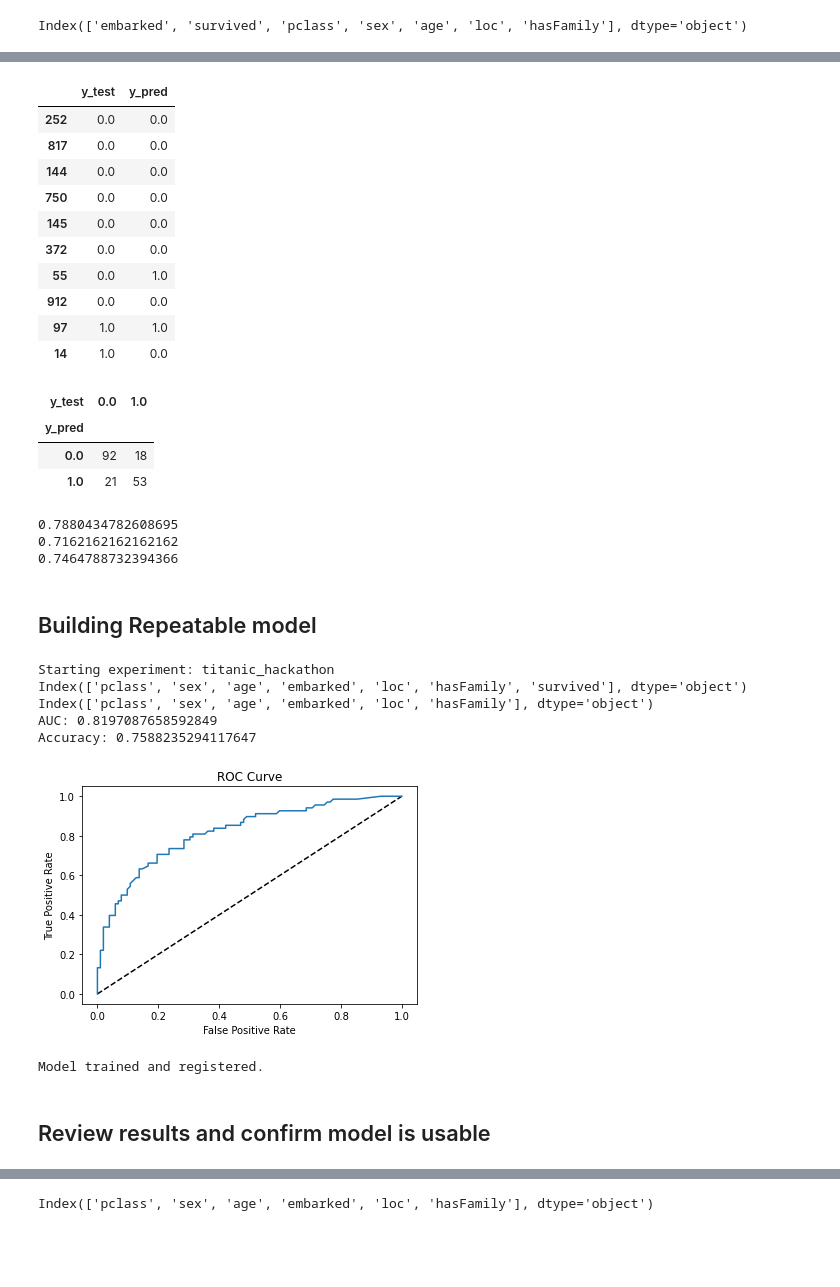
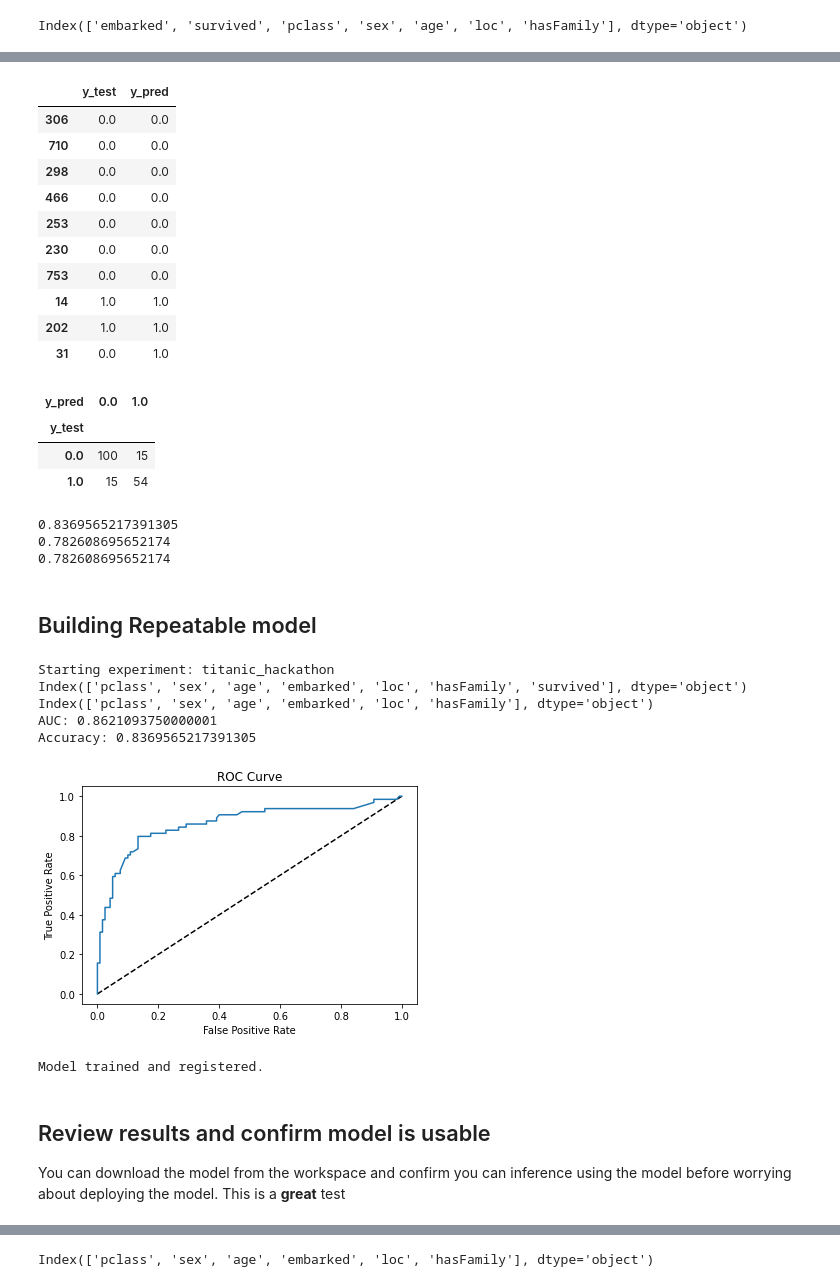
Before and after one commit to memasanz/titantic-dataset-azuredataroadshowhack, a Jupyter notebook: 001_Hackathon-Titantic-Dataset.ipynb, the cells around one changed output, grey strips where cells are left out. Cells and saved outputs as stored; diff of their text form; code cells hidden in the pictures; blank space fills up the shorter version.

```diff
--- a/001_Hackathon-Titantic-Dataset.ipynb
+++ b/001_Hackathon-Titantic-Dataset.ipynb
@@ -335,7 +339,8 @@ parch          0
 loc            0
 dtype: int64
 # %%
-df.drop(['boat', 'body'], axis=1, inplace=True)
+#boat and body have been removed from the dataset
+#df.drop(['boat', 'body'], axis=1, inplace=True)
 # %%
 df.isnull().sum()
 # %% [output]
@@ -488,24 +493,24 @@ results = pd.DataFrame({'y_test': y_test, 'y_pred': y_pred})
 results.head(10)
 # %% [output]
 |  | y_test | y_pred |
-| 252 | 0.0 | 0.0 |
-| 817 | 0.0 | 0.0 |
-| 144 | 0.0 | 0.0 |
-| 750 | 0.0 | 0.0 |
-| 145 | 0.0 | 0.0 |
-| 372 | 0.0 | 0.0 |
-| 55 | 0.0 | 1.0 |
-| 912 | 0.0 | 0.0 |
-| 97 | 1.0 | 1.0 |
-| 14 | 1.0 | 0.0 |
+| 306 | 0.0 | 0.0 |
+| 710 | 0.0 | 0.0 |
+| 298 | 0.0 | 0.0 |
+| 466 | 0.0 | 0.0 |
+| 253 | 0.0 | 0.0 |
+| 230 | 0.0 | 0.0 |
+| 753 | 0.0 | 0.0 |
+| 14 | 1.0 | 1.0 |
+| 202 | 1.0 | 1.0 |
+| 31 | 0.0 | 1.0 |
 # %%
-cross_tab = pd.crosstab(results.y_pred, results.y_test)
+cross_tab = pd.crosstab(results.y_test, results.y_pred )
 cross_tab
 # %% [output]
-| y_test | 0.0 | 1.0 |
-| y_pred |  |  |
-| 0.0 | 92 | 18 |
-| 1.0 | 21 | 53 |
+| y_pred | 0.0 | 1.0 |
+| y_test |  |  |
+| 0.0 | 100 | 15 |
+| 1.0 | 15 | 54 |
 # %%
 from sklearn.metrics import accuracy_score, precision_score, recall_score
 
@@ -517,9 +522,9 @@ print(acc)
 print(prec)
 print(recall)
 # %% [output]
-0.7880434782608695
-0.7162162162162162
-0.7464788732394366
+0.8369565217391305
+0.782608695652174
+0.782608695652174
 # %% [markdown]
 ## Building Repeatable model
 # %%
@@ -541,9 +546,8 @@ from sklearn.pipeline import Pipeline
 from sklearn.preprocessing import OneHotEncoder, StandardScaler
 from sklearn.metrics import roc_auc_score,roc_curve
 
-# Calculate model performance metrics
+
 from sklearn.metrics import confusion_matrix
-
 import matplotlib.pyplot as plt
 
 
@@ -638,46 +642,48 @@ def main():
     print("Starting experiment:", experiment.name)
 
     #df = pd.read_csv('./train/data.csv')
-    df1 = pd.read_csv('./Data/titanic_train1.csv')
-    df2 = pd.read_csv('./Data/titanic_train2.csv')
+    df1 = pd.read_csv('./Data/Train1.csv')
+    df2 = pd.read_csv('./Data/Train2.csv')
     df = df1.merge(df2, on = 'passenger_id', how = 'inner')
     df['loc']= df['cabin'].apply(lambda x: x[0] if pd.notnull(x) else 'X')
     df['hasFamily'] = (df['sibsp'] > 0) | (df['parch'] > 0)
     cols_to_keep = ['pclass','sex','age','embarked','loc','hasFamily', 'survived']
     df = df[cols_to_keep]
     print(df.columns)
 
 
     model = model_train('survived', df, run)
 
     os.makedirs('outputs', exist_ok=True)
     # note file saved in the outputs folder is automatically uploaded into experiment record
 
     model_file = 'outputs/titanic_model.pkl'
     joblib.dump(value=model, filename=model_file)
 
 
     run.complete()
 
     # Register the model
     run.register_model(model_path=model_file, model_name= 'titanic-model',
                    tags={'Model Type':'Logistic Regresssion'})
 
 
     print('Model trained and registered.')
 
 if __name__ == "__main__":
     main()
 # %% [output]
 Starting experiment: titanic_hackathon
 Index(['pclass', 'sex', 'age', 'embarked', 'loc', 'hasFamily', 'survived'], dtype='object')
 Index(['pclass', 'sex', 'age', 'embarked', 'loc', 'hasFamily'], dtype='object')
-AUC: 0.8197087658592849
-Accuracy: 0.7588235294117647
+AUC: 0.8621093750000001
+Accuracy: 0.8369565217391305
-[figure, old version]
+[figure, new version]
 Model trained and registered.
-# %% [markdown]
-## Review results and confirm model is usable
+# %% [markdown]
+## Review results and confirm model is usable
+
+You can download the model from the workspace and confirm you can inference using the model before worrying about deploying the model. This is a **great** test
 # %%
 from azureml.core.model import Model
 import os
```
Also changed, not shown: parts of 40 cells of this notebook, 31 other files.
